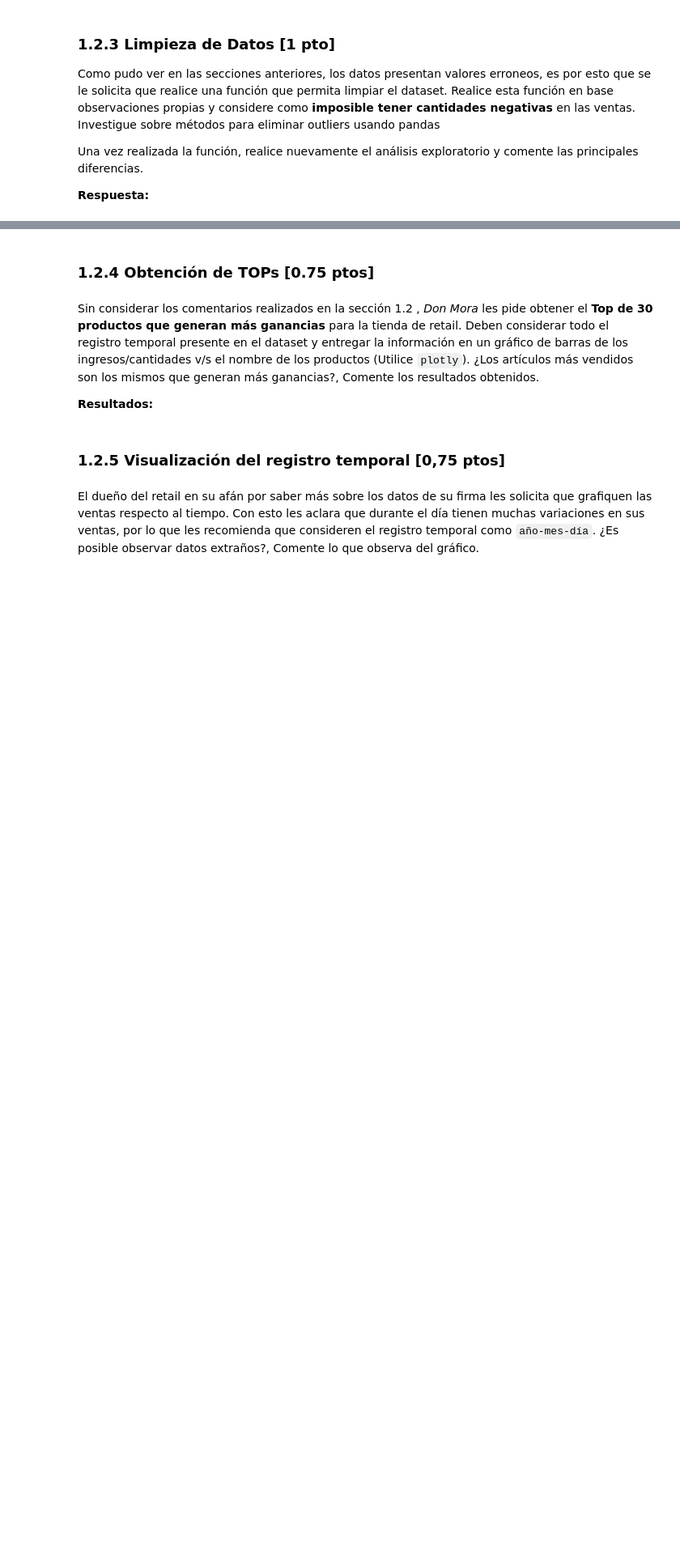
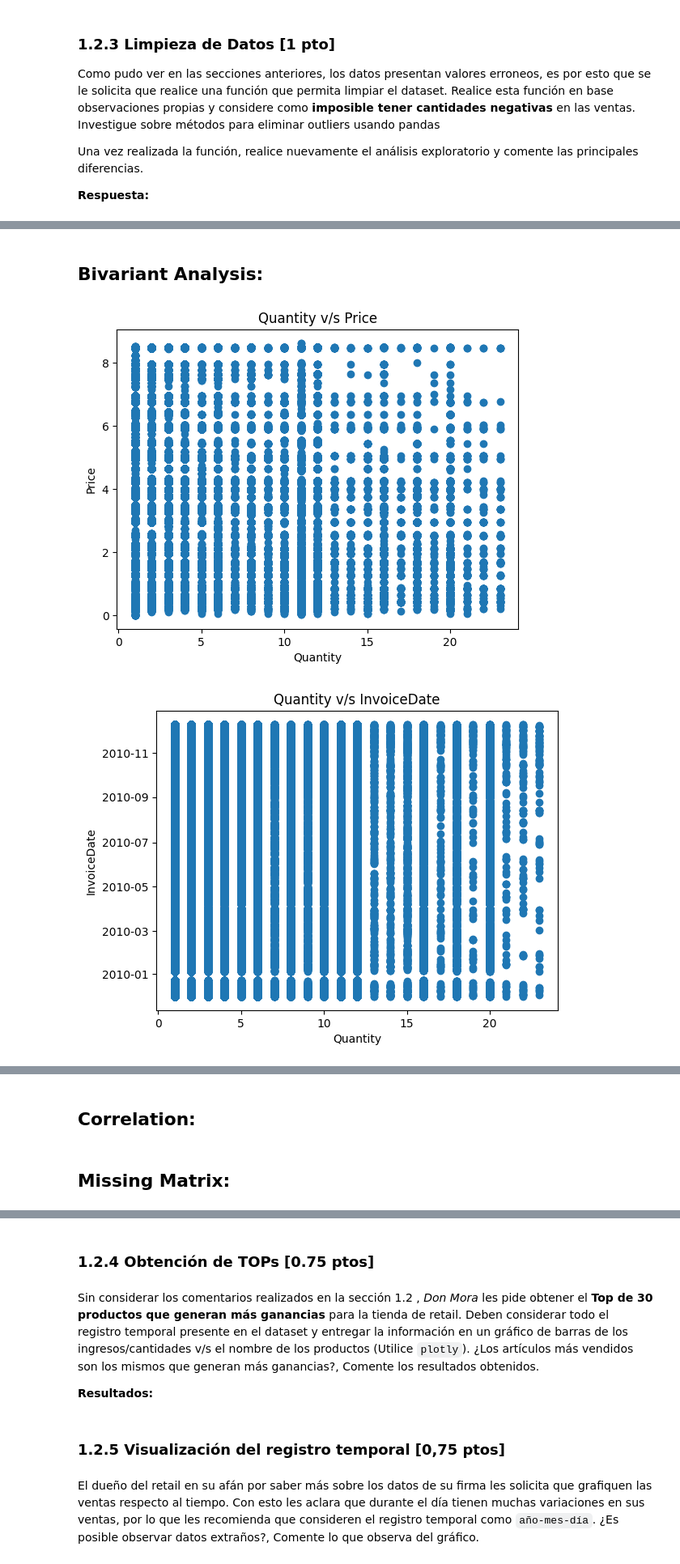
Before and after one commit to FeLiJaNdRo/MDS7202-Labs, a Jupyter notebook: labs/lab_4/Lab4_Enunciado.ipynb, the cells around one changed output, grey strips where cells are left out. Shown at 81% size. Drawn from its saved outputs; the diff is of its cells as text; code cells hidden in the pictures; blank space fills up the shorter version.

```diff
--- a/labs/lab_4/Lab4_Enunciado.ipynb
+++ b/labs/lab_4/Lab4_Enunciado.ipynb
@@ -318,0 +359,37 @@ Una vez realizada la función, realice nuevamente el análisis exploratorio y co
+# %%
+# Sacar los valores negativos de precio y de cantidad
+def limpiar(dataframe:pd.DataFrame) -> pd.DataFrame :
+    df = dataframe.copy()
+
+    # guardar nombres de columnas a modificar
+    columns = ["Price", "Quantity"]
+
+    for i in columns:
+        # eliminar los valores negativos
+        df = df[(df[i] > 0)]
+
+        # rango intercuartil para tratar outliers
+        # Calculate the percentiles
+        q75 = df[i].quantile(0.75)
+        q25 = df[i].quantile(0.25)
+
+        # Obtain IQR
+        iqr = q75 - q25
+
+        # Upper and lower thresholds
+        upper = q75 + (1.5 * iqr)
+        lower = q25 - (1.5 * iqr)
+
+        outliers = df[(df[i] < lower) | (df[i] > upper)]
+
+        # Calculo de media
+        media = int(df[i].mean())
+
+        # Impute outliers with the median
+        df.loc[outliers.index, i] = media
+
+    df = df.reset_index(drop= True)
+    return df
+# %%
+df_retail_limpio = limpiar(df_retail)
+df_retail_limpio.head(10)
@@ -318,0 +450,6 @@ Una vez realizada la función, realice nuevamente el análisis exploratorio y co
+# %%
+profile_df(df_retail_limpio)
+# %% [output]
+## Bivariant Analysis:
+[figure, added]
+[figure, added]
@@ -318,0 +457,2 @@ Una vez realizada la función, realice nuevamente el análisis exploratorio y co
+## Correlation:
+## Missing Matrix:
```
Also changed, not shown: parts of 18 cells of this notebook, 3 other files.
